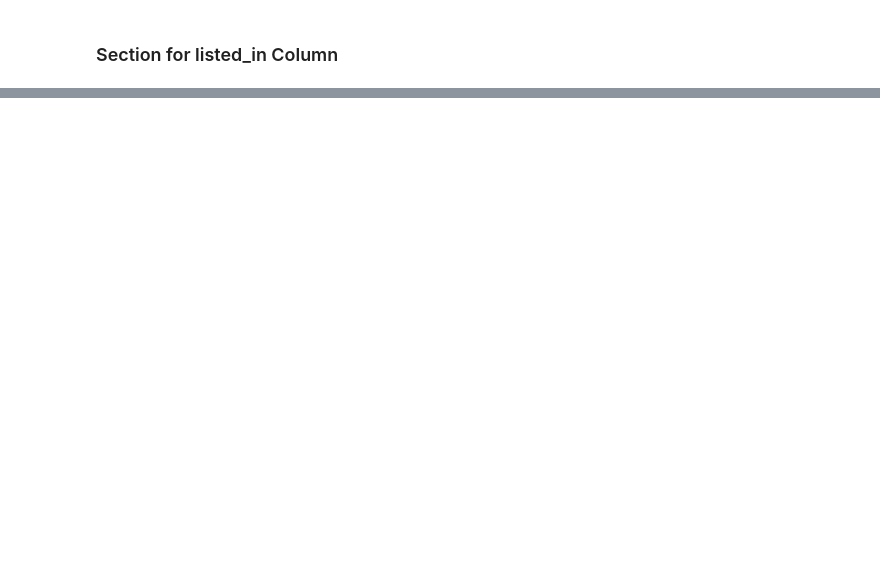
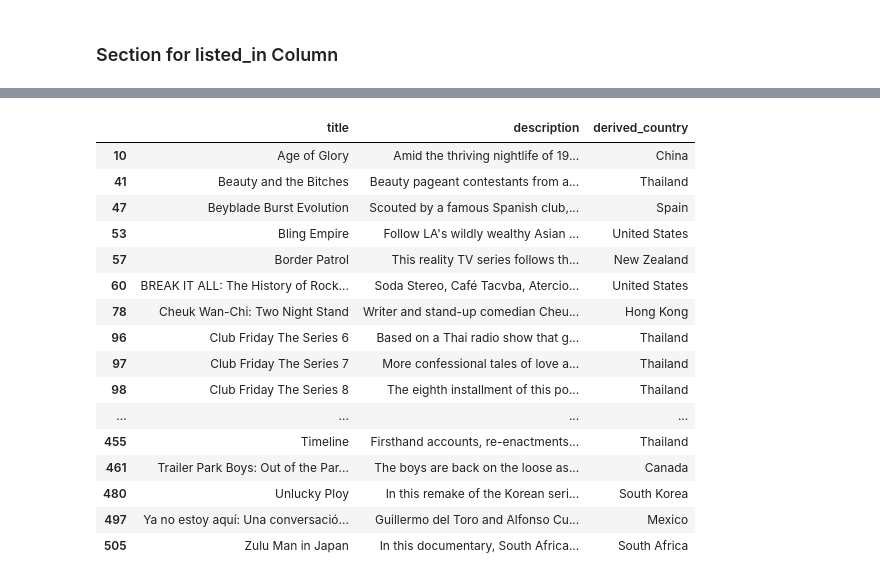
Before and after one commit to vivek-kotecha/netflix-recommender, a Jupyter notebook: workbooks/Netflix_Exploratory_Analysis.ipynb, the cells around one changed output, grey strips where cells are left out. Saved outputs shown, nothing was run; the diff lists cells and outputs as text; code cells hidden in the pictures; blank space fills up the shorter version.

```diff
--- a/workbooks/Netflix_Exploratory_Analysis.ipynb
+++ b/workbooks/Netflix_Exploratory_Analysis.ipynb
@@ -397,0 +707,2 @@ To compare the common titles between title_basics dataset and missing_df:
+# %%
+pd.options.display.max_colwidth = 200
@@ -397,0 +713,6 @@ To compare the common titles between title_basics dataset and missing_df:
+# %%
+# Read a page from Wikipedia which enlists the adjectivals and denonymns for countries
+website = requests.get("https://en.wikipedia.org/wiki/List_of_adjectival_and_demonymic_forms_for_countries_and_nations")
+
+# parse the htl content
+soup = BeautifulSoup(website.content, 'html.parser')
@@ -397,0 +748,9 @@ To compare the common titles between title_basics dataset and missing_df:
+# %%
+# remove the key-value pairs that may not be required
+for each in ["Antarctic", "English", "European", "North Korean", "South Korean", "South Sudanese", "Svalbard resident"]:
+    country_dict.pop(each)
+
+# Shorten the full-name of Countries to values similar to Netflix Dataset
+country_dict["British"] = "United Kingdom"
+country_dict["American"] = "United States"
+country_dict["Korean"] = "South Korea"
@@ -397,0 +767,42 @@ To compare the common titles between title_basics dataset and missing_df:
+# %%
+# test work with Adjectival-Country (as key-value pair) dictionary
+sample = missing_country[["title", "description"]]
+
+# function to find adjectival and replace with the Country Name
+def test_func(in_row):
+    # loop through each of the key-value pair
+    for key, val in country_dict.items():
+
+        # first search in description Column
+        if (in_row["description"].find(key) or in_row["description"].find(val)) > 0:
+            return val
+
+        # else search in title Column
+        elif (in_row["title"].find(key) or in_row["title"].find(val)) > 0:
+            return val
+        # RETURN THE COUNTRY NAME IN EITHER CASE
+
+# Save the derived results in a separate column
+sample = sample.copy()
+sample["derived_country"] = sample.apply(test_func, axis = 1)
+
+# display all the rows in sample dataframe where derived_country column is not null
+sample[sample["derived_country"].notnull()]
+# %% [output]
+|  | title | description | derived_country |
+| 10 | Age of Glory | Amid the thriving nightlife of 19... | China |
+| 41 | Beauty and the Bitches | Beauty pageant contestants from a... | Thailand |
+| 47 | Beyblade Burst Evolution | Scouted by a famous Spanish club,... | Spain |
+| 53 | Bling Empire | Follow LA's wildly wealthy Asian ... | United States |
+| 57 | Border Patrol | This reality TV series follows th... | New Zealand |
+| 60 | BREAK IT ALL: The History of Rock... | Soda Stereo, Café Tacvba, Atercio... | United States |
+| 78 | Cheuk Wan-Chi: Two Night Stand | Writer and stand-up comedian Cheu... | Hong Kong |
+| 96 | Club Friday The Series 6 | Based on a Thai radio show that g... | Thailand |
+| 97 | Club Friday The Series 7 | More confessional tales of love a... | Thailand |
+| 98 | Club Friday The Series 8 | The eighth installment of this po... | Thailand |
+| ... | ... | ... | ... |
+| 455 | Timeline | Firsthand accounts, re-enactments... | Thailand |
+| 461 | Trailer Park Boys: Out of the Par... | The boys are back on the loose as... | Canada |
+| 480 | Unlucky Ploy | In this remake of the Korean seri... | South Korea |
+| 497 | Ya no estoy aquí: Una conversació... | Guillermo del Toro and Alfonso Cu... | Mexico |
+| 505 | Zulu Man in Japan | In this documentary, South Africa... | South Africa |
```
Also changed, not shown: parts of 65 cells of this notebook.
